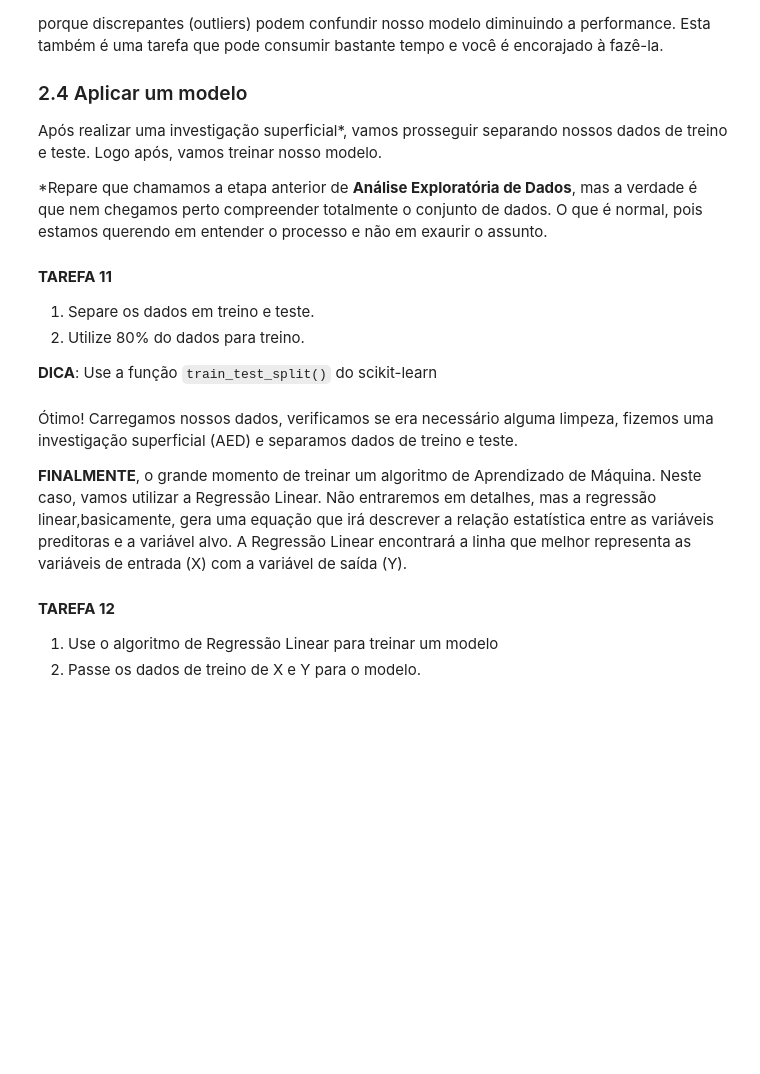
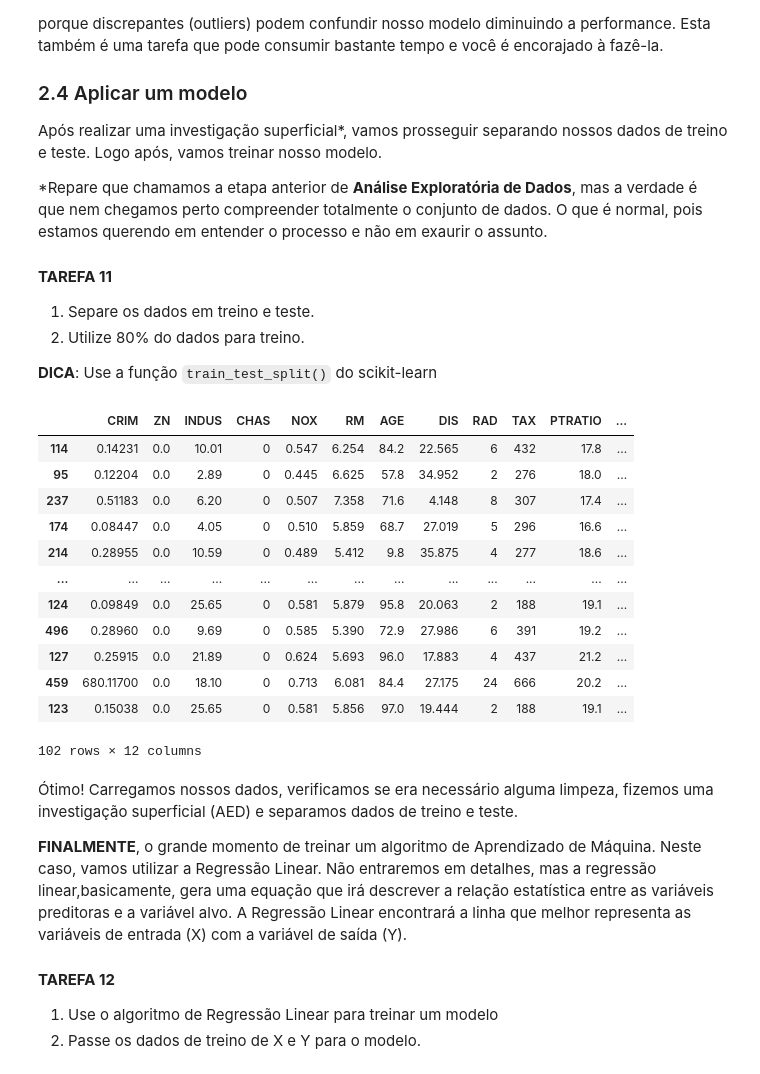
Before and after one commit to robsonbfreitas/br-regression-project, a Jupyter notebook: regression-project-br.ipynb, the cells around one changed output. Drawn from its saved outputs; the diff is of its cells as text; code cells hidden in the pictures; blank space fills up the shorter version.

```diff
--- a/regression-project-br.ipynb
+++ b/regression-project-br.ipynb
@@ -277,3 +275,25 @@ Após realizar uma investigação superficial*, vamos prosseguir separando nosso
+# %%
+# Insira sua resposta aqui
+from sklearn.model_selection import train_test_split
+X = df[['CRIM','ZN','INDUS','CHAS','NOX','RM','AGE','DIS','RAD','TAX','PTRATIO','LSTAT']]
+y = df[['MEDV']]
+X_train, X_test, y_train, y_test = train_test_split(X, y, train_size=0.8)
+# %%
+X_test
+# %% [output]
+|  | CRIM | ZN | INDUS | CHAS | NOX | RM | AGE | DIS | RAD | TAX | PTRATIO | ... |
+| 114 | 0.14231 | 0.0 | 10.01 | 0 | 0.547 | 6.254 | 84.2 | 22.565 | 6 | 432 | 17.8 | ... |
+| 95 | 0.12204 | 0.0 | 2.89 | 0 | 0.445 | 6.625 | 57.8 | 34.952 | 2 | 276 | 18.0 | ... |
+| 237 | 0.51183 | 0.0 | 6.20 | 0 | 0.507 | 7.358 | 71.6 | 4.148 | 8 | 307 | 17.4 | ... |
+| 174 | 0.08447 | 0.0 | 4.05 | 0 | 0.510 | 5.859 | 68.7 | 27.019 | 5 | 296 | 16.6 | ... |
+| 214 | 0.28955 | 0.0 | 10.59 | 0 | 0.489 | 5.412 | 9.8 | 35.875 | 4 | 277 | 18.6 | ... |
+| ... | ... | ... | ... | ... | ... | ... | ... | ... | ... | ... | ... | ... |
+| 124 | 0.09849 | 0.0 | 25.65 | 0 | 0.581 | 5.879 | 95.8 | 20.063 | 2 | 188 | 19.1 | ... |
+| 496 | 0.28960 | 0.0 | 9.69 | 0 | 0.585 | 5.390 | 72.9 | 27.986 | 6 | 391 | 19.2 | ... |
+| 127 | 0.25915 | 0.0 | 21.89 | 0 | 0.624 | 5.693 | 96.0 | 17.883 | 4 | 437 | 21.2 | ... |
+| 459 | 680.11700 | 0.0 | 18.10 | 0 | 0.713 | 6.081 | 84.4 | 27.175 | 24 | 666 | 20.2 | ... |
+| 123 | 0.15038 | 0.0 | 25.65 | 0 | 0.581 | 5.856 | 97.0 | 19.444 | 2 | 188 | 19.1 | ... |
+102 rows × 12 columns
 # %% [markdown]
 Ótimo! Carregamos nossos dados, verificamos se era necessário alguma limpeza, fizemos uma investigação superficial (AED) e separamos dados de treino e teste.
 
```
Also changed, not shown: parts of 1 cell of this notebook.
